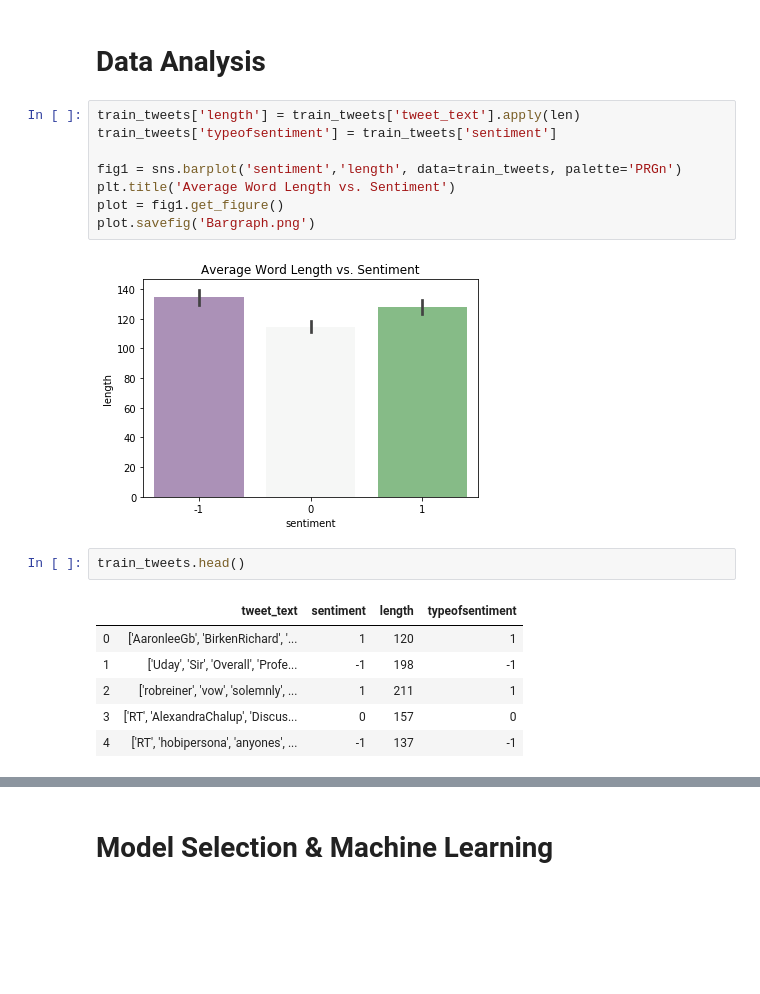
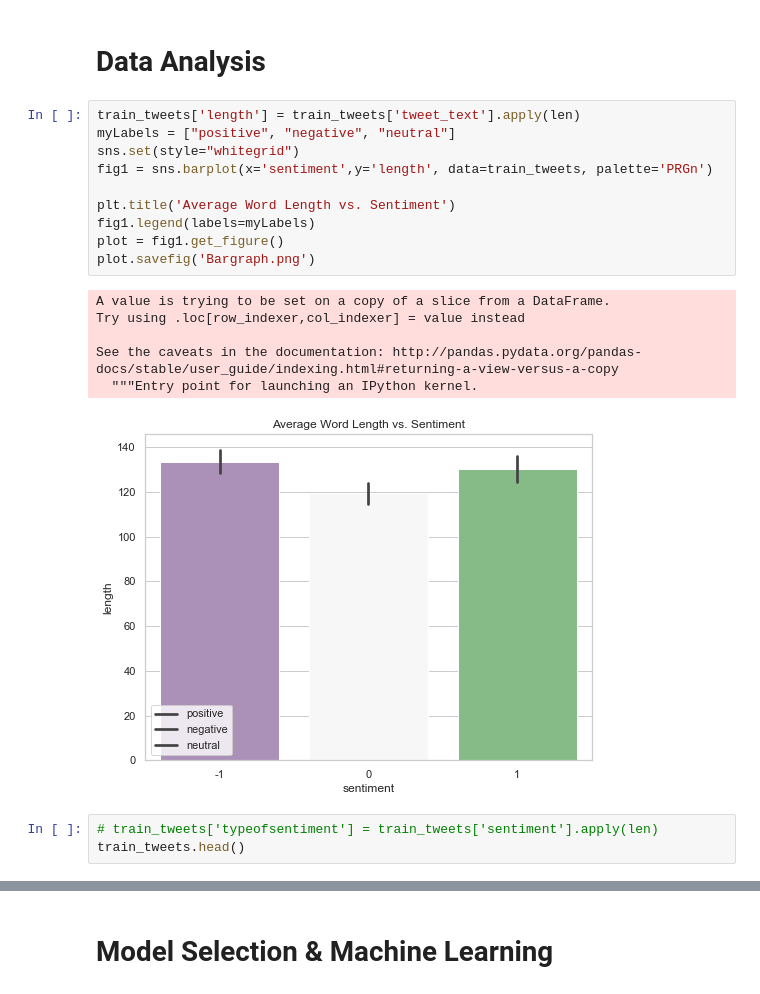
Before and after one commit to nagmak/tweet-toxicity-analyzer, a Jupyter notebook: model_generator.ipynb, the cells around one changed output, grey strips where cells are left out. Cells and saved outputs as stored; diff of their text form; blank space fills up the shorter version.

```diff
--- a/model_generator.ipynb
+++ b/model_generator.ipynb
@@ -22,23 +21,24 @@ test_tweets = test_tweets_csv[['tweet_text']]
 # Data Analysis
 # %%
 train_tweets['length'] = train_tweets['tweet_text'].apply(len)
-train_tweets['typeofsentiment'] = train_tweets['sentiment']
+myLabels = ["positive", "negative", "neutral"]
+sns.set(style="whitegrid")
+fig1 = sns.barplot(x='sentiment',y='length', data=train_tweets, palette='PRGn')
 
-fig1 = sns.barplot('sentiment','length', data=train_tweets, palette='PRGn')
 plt.title('Average Word Length vs. Sentiment')
+fig1.legend(labels=myLabels)
 plot = fig1.get_figure()
 plot.savefig('Bargraph.png')
 # %% [output]
+A value is trying to be set on a copy of a slice from a DataFrame.
+Try using .loc[row_indexer,col_indexer] = value instead
+
+See the caveats in the documentation: http://pandas.pydata.org/pandas-docs/stable/user_guide/indexing.html#returning-a-view-versus-a-copy
+  """Entry point for launching an IPython kernel.
-[figure, old version]
+[figure, new version]
-# %%
-train_tweets.head()
-# %% [output]
-|  | tweet_text | sentiment | length | typeofsentiment |
-| 0 | ['AaronleeGb', 'BirkenRichard', '... | 1 | 120 | 1 |
-| 1 | ['Uday', 'Sir', 'Overall', 'Profe... | -1 | 198 | -1 |
-| 2 | ['robreiner', 'vow', 'solemnly', ... | 1 | 211 | 1 |
-| 3 | ['RT', 'AlexandraChalup', 'Discus... | 0 | 157 | 0 |
-| 4 | ['RT', 'hobipersona', 'anyones', ... | -1 | 137 | -1 |
+# %%
+# train_tweets['typeofsentiment'] = train_tweets['sentiment'].apply(len)
+train_tweets.head()
 # %%
 plot_size = plt.rcParams["figure.figsize"]
 print(plot_size[0])
```
Also changed, not shown: parts of 12 cells of this notebook, 5 other files.
